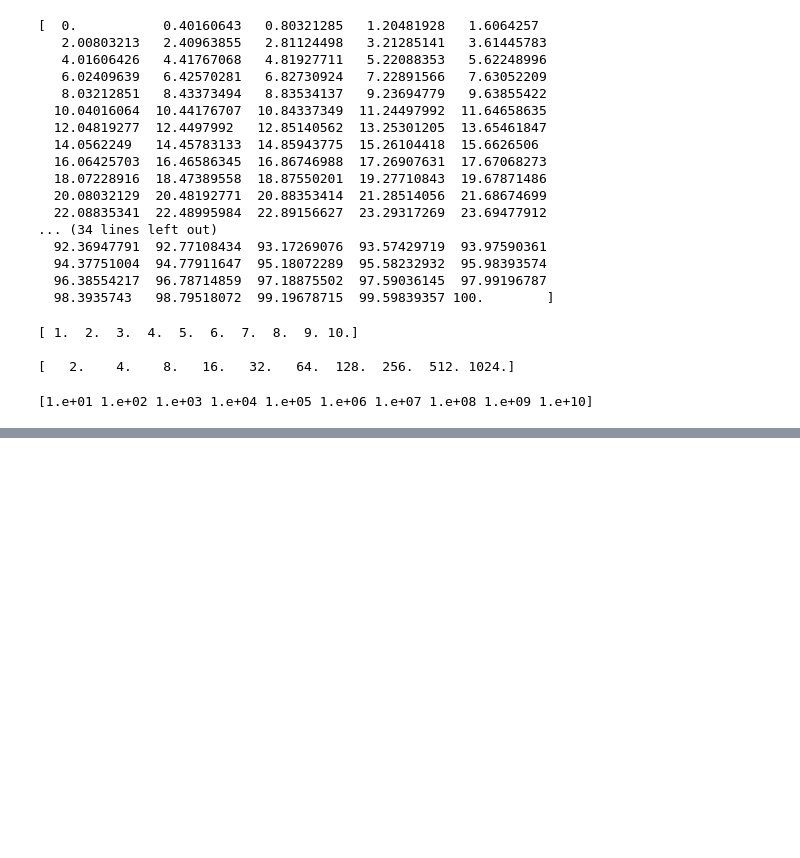
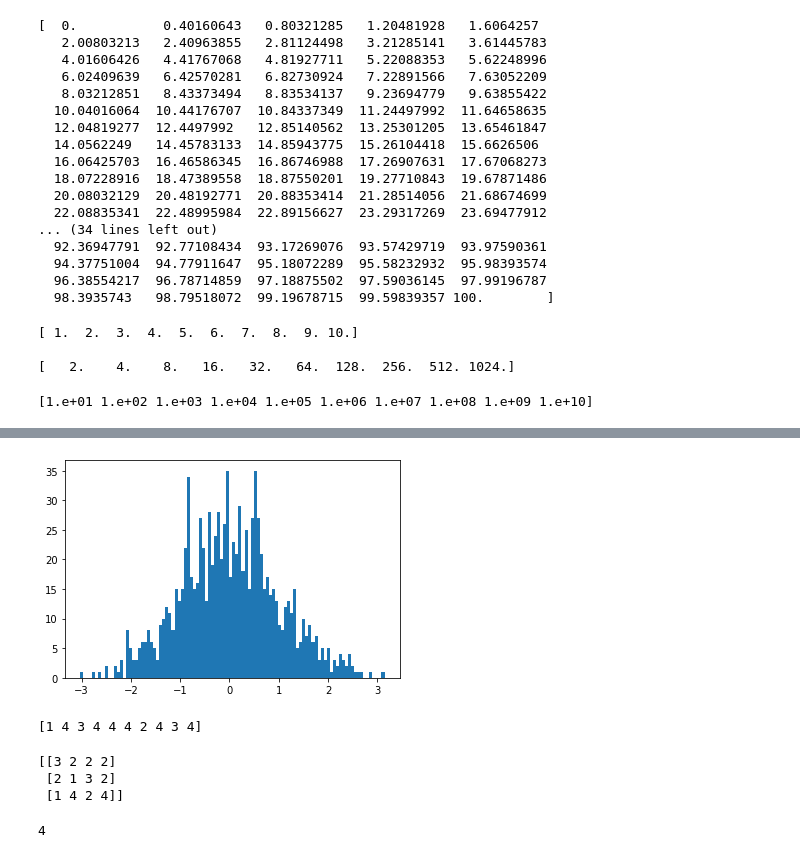
Before and after one commit to JongeunKeum/python-numpy, a Jupyter notebook: Section01.ipynb, the cells around one changed output, grey strips where cells are left out. Saved outputs shown, nothing was run; the diff lists cells and outputs as text; code cells hidden in the pictures; blank space fills up the shorter version.

```diff
--- a/Section01.ipynb
+++ b/Section01.ipynb
@@ -252,0 +288,29 @@ print(arr)
+# %%
+# np.random.randn()
+# -1부터 1 사이의 값을 정규분포(가우시안분포)의 표본 추출
+
+arr = np.random.randn(1000)
+plt.hist(arr, bins=100)
+plt.show()
+# %% [output]
+[figure, added]
+# %%
+# np.random.randint()
+# 정수 난수만 출력
+
+arr = np.random.randint(low=1, high=5, size=10) # low부터 high 미만까지 size만큼 배열 생성
+print(arr)
+# %% [output]
+[1 4 3 4 4 4 2 4 3 4]
+# %%
+arr = np.random.randint(low=1, high=5, size=(3, 4))
+print(arr)
+# %% [output]
+[[3 2 2 2]
+ [2 1 3 2]
+ [1 4 2 4]]
+# %%
+arr = np.random.randint(5) # 인자 하나만 넣으면 high로 인식. 0부터 high까지 중 정수 하나 반환
+print(arr)
+# %% [output]
+4
```
Also changed, not shown: parts of 7 cells of this notebook.
